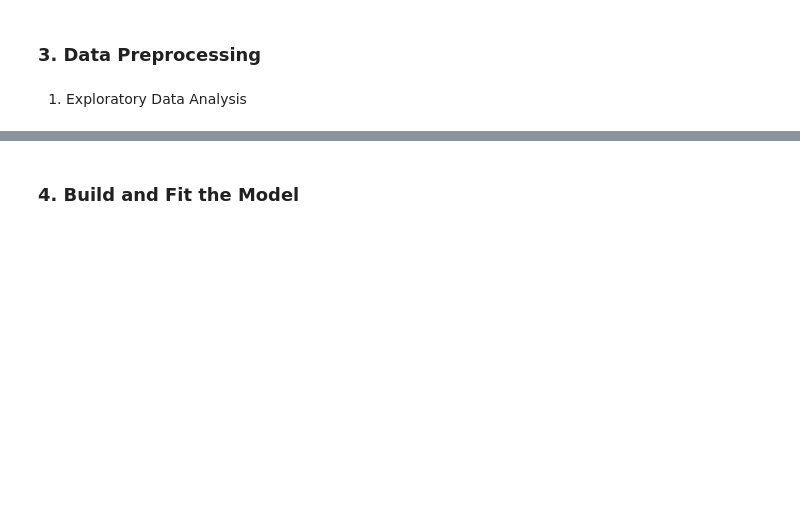
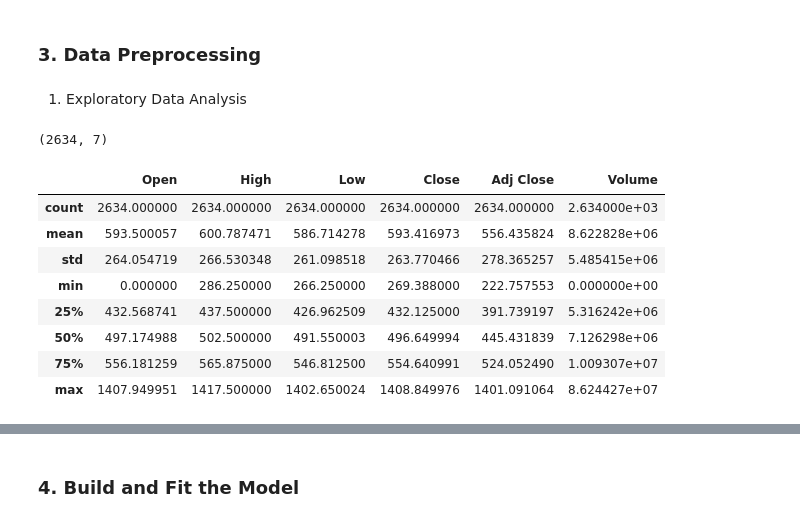
Before and after one commit to fatahrahimi330/100-Machine-Learning-Projects, a Jupyter notebook: 25-Predicting Stock Price Direction/predicting_stock_price_direction.ipynb, the cells around one changed output, grey strips where cells are left out. Cells and saved outputs as stored; diff of their text form; code cells hidden in the pictures; blank space fills up the shorter version.

```diff
--- a/25-Predicting Stock Price Direction/predicting_stock_price_direction.ipynb
+++ b/25-Predicting Stock Price Direction/predicting_stock_price_direction.ipynb
@@ -18,3 +36,19 @@ df.head()
 ### 3. Data Preprocessing
 # %% [markdown]
 1. Exploratory Data Analysis
+# %%
+df.shape
+# %% [output]
+(2634, 7)
+# %%
+df.describe()
+# %% [output]
+|  | Open | High | Low | Close | Adj Close | Volume |
+| count | 2634.000000 | 2634.000000 | 2634.000000 | 2634.000000 | 2634.000000 | 2.634000e+03 |
+| mean | 593.500057 | 600.787471 | 586.714278 | 593.416973 | 556.435824 | 8.622828e+06 |
+| std | 264.054719 | 266.530348 | 261.098518 | 263.770466 | 278.365257 | 5.485415e+06 |
+| min | 0.000000 | 286.250000 | 266.250000 | 269.388000 | 222.757553 | 0.000000e+00 |
+| 25% | 432.568741 | 437.500000 | 426.962509 | 432.125000 | 391.739197 | 5.316242e+06 |
+| 50% | 497.174988 | 502.500000 | 491.550003 | 496.649994 | 445.431839 | 7.126298e+06 |
+| 75% | 556.181259 | 565.875000 | 546.812500 | 554.640991 | 524.052490 | 1.009307e+07 |
+| max | 1407.949951 | 1417.500000 | 1402.650024 | 1408.849976 | 1401.091064 | 8.624427e+07 |
```
Also changed, not shown: parts of 15 cells of this notebook, 2 other files.
